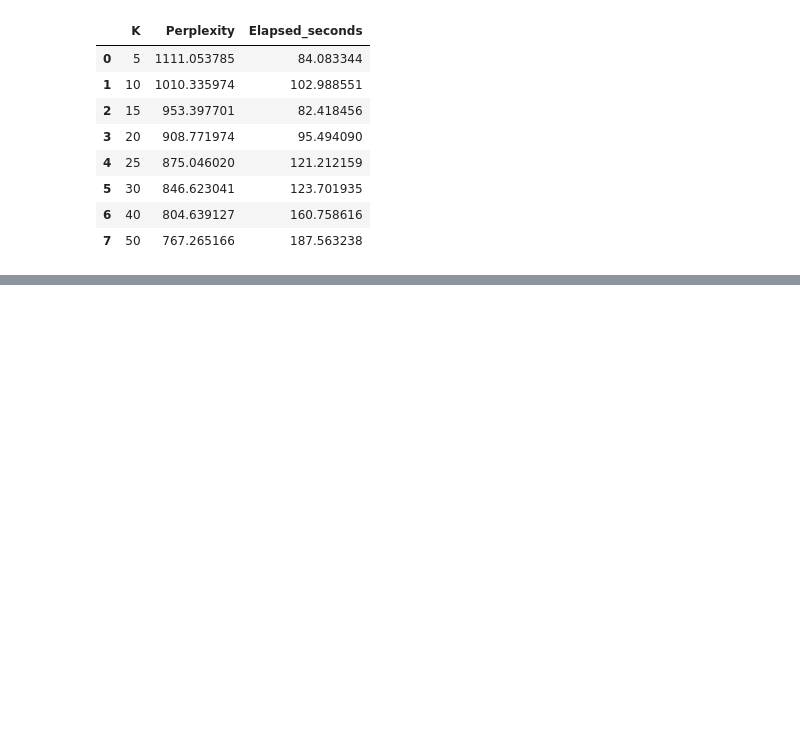
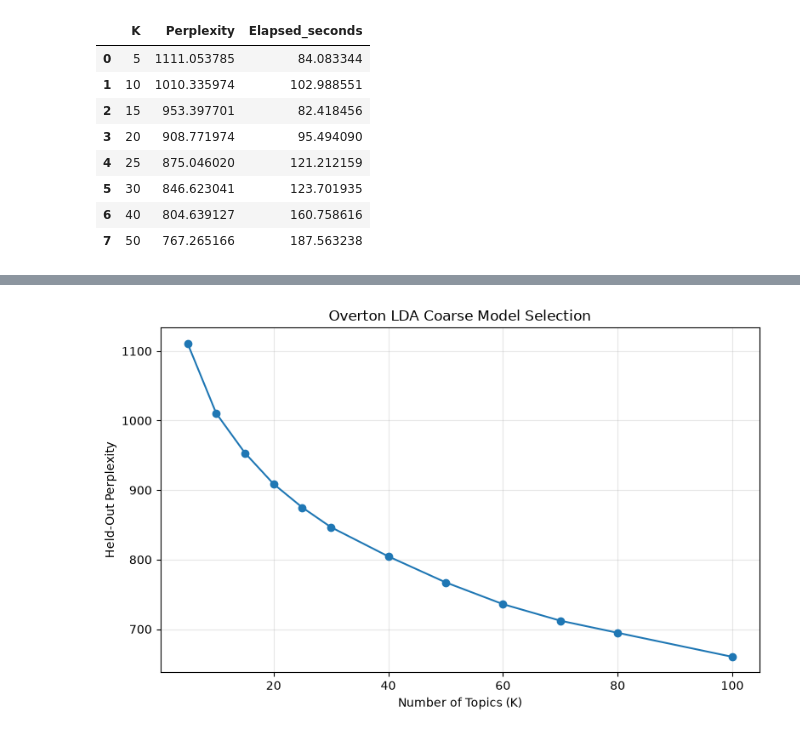
Before and after one commit to mdzalfirdausi/review_paper_2, a Jupyter notebook: notebooks/2.topic_modeling.ipynb, the cells around one changed output, grey strips where cells are left out. Saved outputs shown, nothing was run; the diff lists cells and outputs as text; code cells hidden in the pictures; blank space fills up the shorter version.

```diff
--- a/notebooks/2.topic_modeling.ipynb
+++ b/notebooks/2.topic_modeling.ipynb
@@ -1884,0 +1905,17 @@ K values: [60, 70, 80, 100]
+# %%
+overton_k_screen = (
+    pd.concat(
+        [
+            overton_coarse_results,
+            overton_extended_results,
+        ],
+        ignore_index=True,
+    )
+    .drop_duplicates(
+        subset="K"
+    )
+    .sort_values("K")
+    .reset_index(drop=True)
+)
+
+overton_k_screen
@@ -1884,0 +1936,31 @@ K values: [60, 70, 80, 100]
+# %%
+fig, ax = plt.subplots(
+    figsize=(8, 5)
+)
+
+ax.plot(
+    overton_k_screen["K"],
+    overton_k_screen["Perplexity"],
+    marker="o",
+)
+
+ax.set_xlabel(
+    "Number of Topics (K)"
+)
+
+ax.set_ylabel(
+    "Held-Out Perplexity"
+)
+
+ax.set_title(
+    "Overton LDA Coarse Model Selection"
+)
+
+ax.grid(
+    alpha=0.3
+)
+
+plt.tight_layout()
+plt.show()
+# %% [output]
+[figure, added]
```
Also changed, not shown: parts of 4 cells of this notebook, 1 other file.
